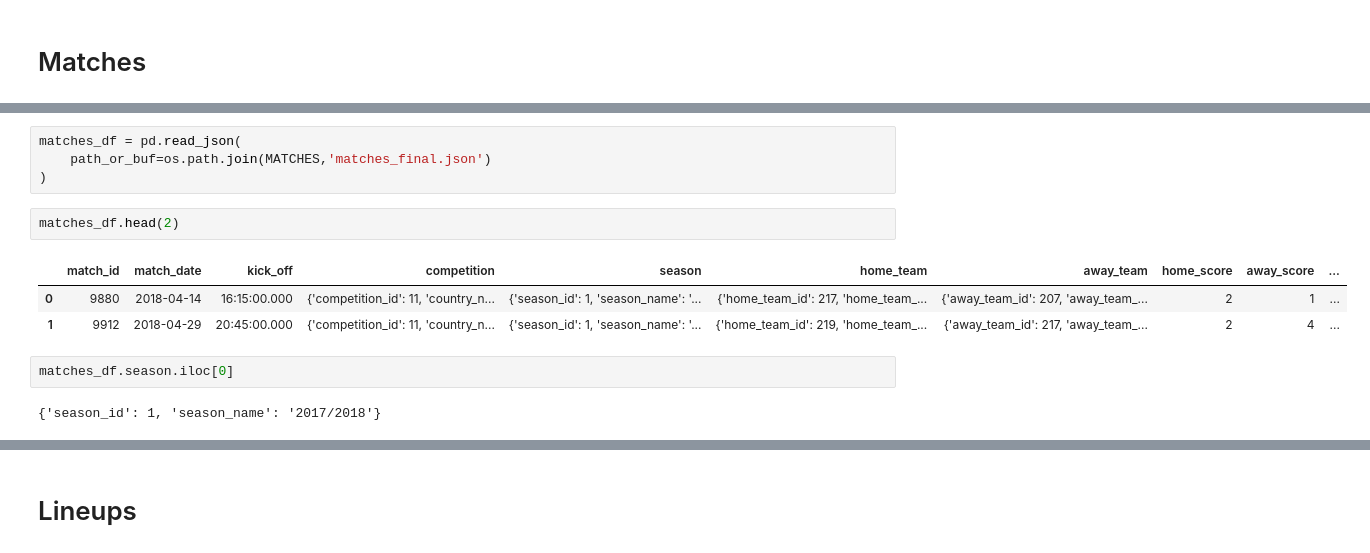
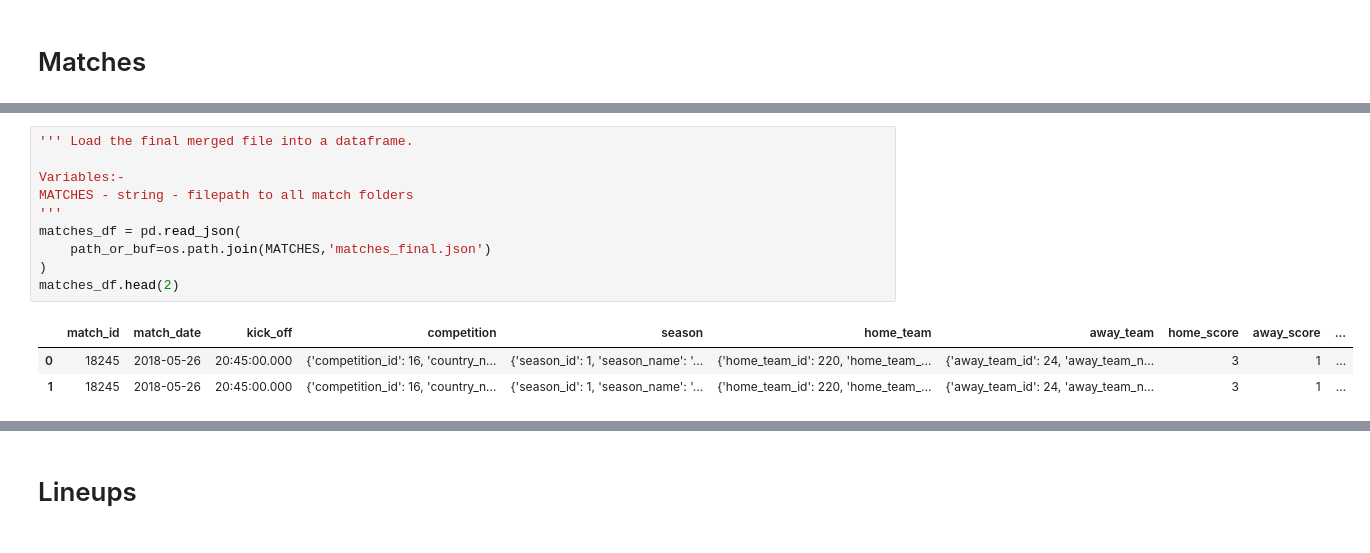
Before and after one commit to AnasKunda/aml_project, a Jupyter notebook: data_prep_1.ipynb, the cells around one changed output, grey strips where cells are left out. Saved outputs shown, nothing was run; the diff lists cells and outputs as text.

```diff
--- a/data_prep_1.ipynb
+++ b/data_prep_1.ipynb
@@ -181,14 +265,14 @@ merge_JsonFiles(
 # %%
+''' Load the final merged file into a dataframe.
+
+Variables:-
+MATCHES - string - filepath to all match folders
+'''
 matches_df = pd.read_json(
     path_or_buf=os.path.join(MATCHES,'matches_final.json')
 )
+matches_df.head(2)
+# %% [output]
+|  | match_id | match_date | kick_off | competition | season | home_team | away_team | home_score | away_score | ... |
+| 0 | 18245 | 2018-05-26 | 20:45:00.000 | {'competition_id': 16, 'country_n... | {'season_id': 1, 'season_name': '... | {'home_team_id': 220, 'home_team_... | {'away_team_id': 24, 'away_team_n... | 3 | 1 | ... |
+| 1 | 18245 | 2018-05-26 | 20:45:00.000 | {'competition_id': 16, 'country_n... | {'season_id': 1, 'season_name': '... | {'home_team_id': 220, 'home_team_... | {'away_team_id': 24, 'away_team_n... | 3 | 1 | ... |
-# %%
-matches_df.head(2)
-# %% [output]
-|  | match_id | match_date | kick_off | competition | season | home_team | away_team | home_score | away_score | ... |
-| 0 | 9880 | 2018-04-14 | 16:15:00.000 | {'competition_id': 11, 'country_n... | {'season_id': 1, 'season_name': '... | {'home_team_id': 217, 'home_team_... | {'away_team_id': 207, 'away_team_... | 2 | 1 | ... |
-| 1 | 9912 | 2018-04-29 | 20:45:00.000 | {'competition_id': 11, 'country_n... | {'season_id': 1, 'season_name': '... | {'home_team_id': 219, 'home_team_... | {'away_team_id': 217, 'away_team_... | 2 | 4 | ... |
-# %%
-matches_df.season.iloc[0]
-# %% [output]
-{'season_id': 1, 'season_name': '2017/2018'}
```
Also changed, not shown: parts of 58 cells of this notebook.
